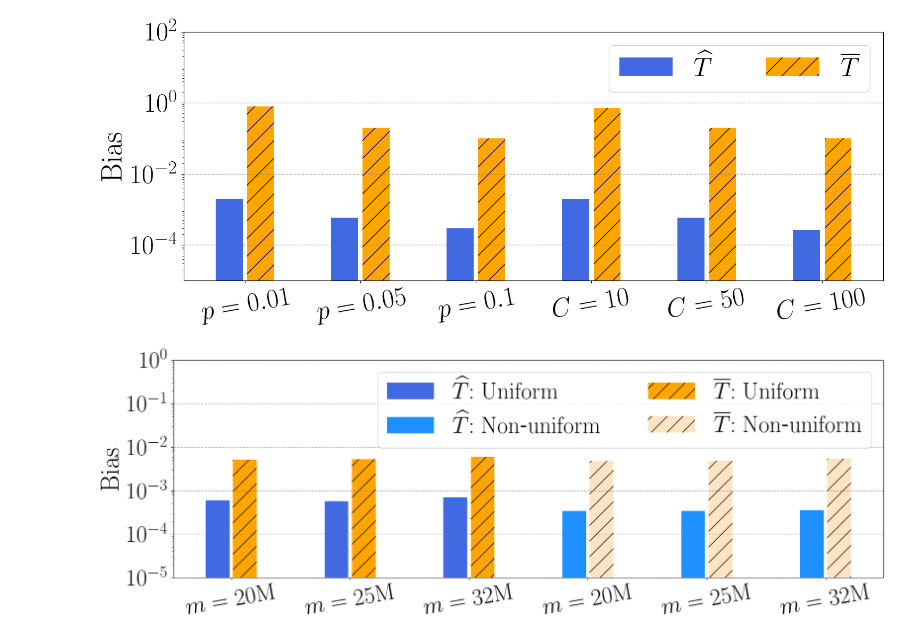
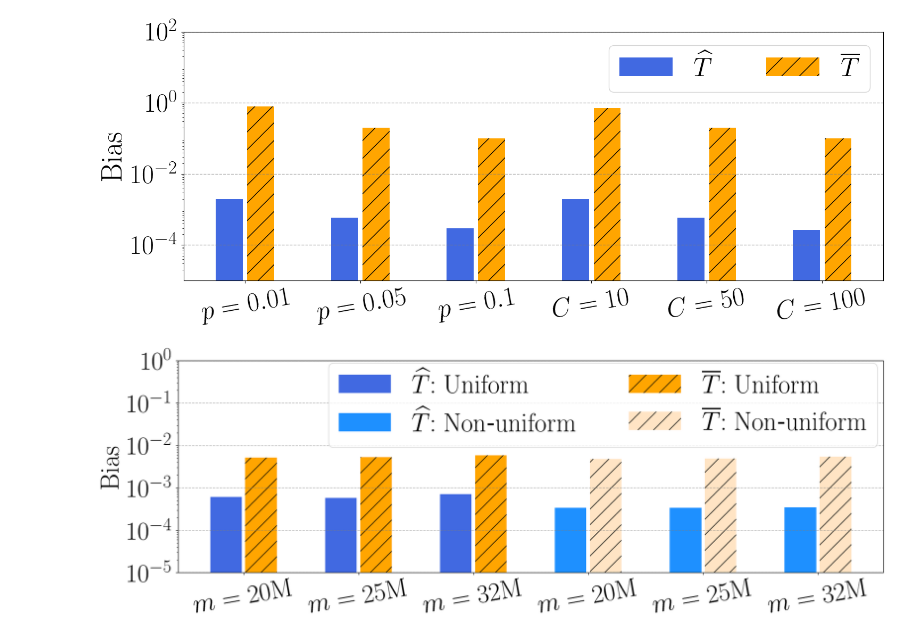
Before and after one commit to VirtuosoResearch/Matrix-completion-from-ultrasparse-samples, a Jupyter notebook: revised_figures/estimator.ipynb, the cells around one changed output. Drawn from its saved outputs; the diff is of its cells as text; code cells hidden in the pictures.

```diff
--- a/revised_figures/estimator.ipynb
+++ b/revised_figures/estimator.ipynb
@@ -136,7 +136,7 @@ T_hat_bias_non = [6.1e-4, 5.8e-4, 7e-4, 3.4e-4, 3.4e-4, 3.5e-4]
 T_bar_bias_non = [5.1e-3, 5.3e-3, 5.9e-3, 4.8e-3, 4.9e-3, 5.4e-3]
 
 categories = [r'$m=20\mathrm{M}$', r'$m=25\mathrm{M}$', r'$m=32\mathrm{M}$', r'$m=20\mathrm{M}$', r'$m=25\mathrm{M}$', r'$m=32\mathrm{M}$']
-bar_width = 0.4
+bar_width = 0.55
 bar_offset = 0.03
 x = np.arange(len(categories)) * 2
 
@@ -153,34 +153,34 @@ T_hat_bias_bar[4].set_facecolor('dodgerblue')
 T_hat_bias_bar[5].set_facecolor('dodgerblue')
 #T_hat_bias_bar[5].set_hatch('-')
 
 T_bar_bias_bar[3].set_facecolor('bisque')
 #T_bar_bias_bar[3].set_hatch('/')
 T_bar_bias_bar[4].set_facecolor('bisque')
 #T_bar_bias_bar[4].set_hatch('|')
 T_bar_bias_bar[5].set_facecolor('bisque')
 #T_bar_bias_bar[5].set_hatch('|')
 
 ax.set_xticks(x)
-ax.set_xticklabels(categories, fontsize=36, rotation=10)
+ax.set_xticklabels(categories, fontsize=40, rotation=10)
 
 plt.ylabel(r"$\mathrm{Bias}$", fontsize=40)
 plt.yscale('log')
 #plt.yticks([1e-3],fontsize=36)
 ax.yaxis.set_major_formatter(NullFormatter())
 ax.yaxis.set_minor_formatter(NullFormatter())
 plt.ylim(1e-5, 1)
 ax.set_yticks([1e-5, 1e-4, 1e-3, 1e-2, 1e-1, 1])
-ax.set_yticklabels([r'$10^{-5}$', r'$10^{-4}$', r'$10^{-3}$', r'$10^{-2}$', r'$10^{-1}$', r'$10^0$'], fontsize=36)
+ax.set_yticklabels([r'$10^{-5}$', r'$10^{-4}$', r'$10^{-3}$', r'$10^{-2}$', r'$10^{-1}$', r'$10^0$'], fontsize=40)
 
-plt.legend(fontsize=36, ncol=2)
+plt.legend(fontsize=40, ncol=2, loc='upper right', bbox_to_anchor=(1.01, 1.05))
 #plt.title(r"$\mathrm{Bias}$", fontsize=18)
 
 plt.tight_layout()
 ax.grid(axis='y', which='major', linestyle='--', linewidth=1, color='gray', alpha=0.6)
 
 plt.savefig('T_hat_T_bar_bias_movie.pdf', bbox_inches='tight', format="pdf", dpi=1200)
 
 plt.show()
 plt.close()
 # %% [output]
-[figure, old version]
+[figure, new version]
```
Also changed, not shown: 1 other file.
